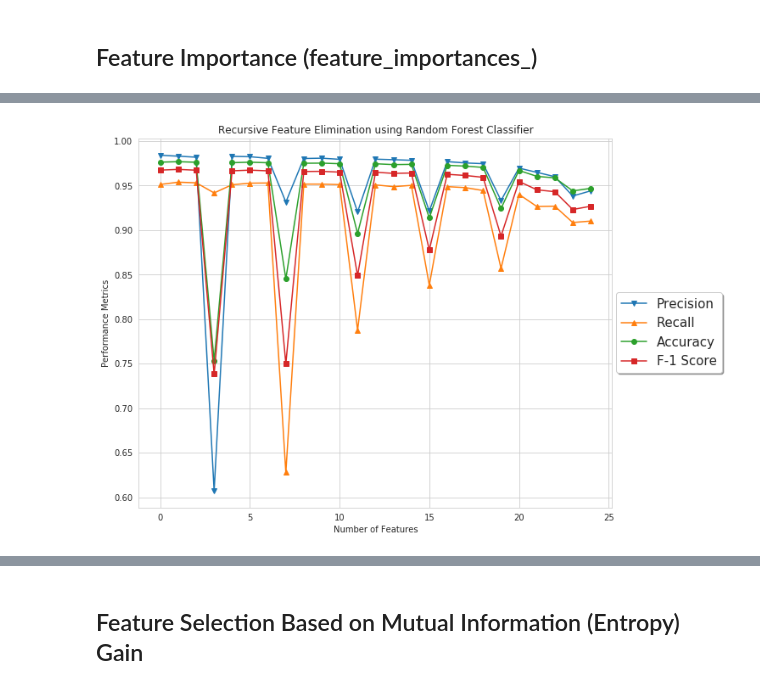
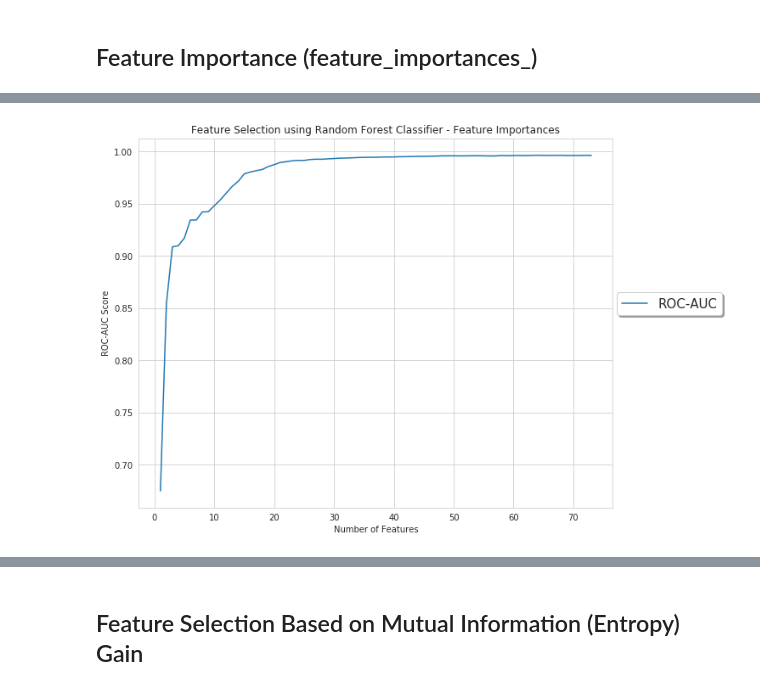
Before and after one commit to galib19/MS_Thesis, a Jupyter notebook: API Calls Analysis/Main-Copy1.ipynb, the cells around one changed output, grey strips where cells are left out. Saved outputs shown, nothing was run; the diff lists cells and outputs as text; code cells hidden in the pictures.

```diff
--- a/API Calls Analysis/Main-Copy1.ipynb
+++ b/API Calls Analysis/Main-Copy1.ipynb
@@ -202,4 +259,7 @@ ROC-AUC: 0.7921   (+/- 0.0035)
 # %%
-incremental_plot(0,25,"Recursive Feature Elimination using Random Forest Classifier")
+title = "Feature Selection using Random Forest Classifier - Feature Importances"
+results_to_csv(title)
-# %% [output]
-[figure, removed]
+# %%
+incremental_plot_auc(1,74, title)
+# %% [output]
+[figure, added]
```
Also changed, not shown: parts of 73 cells of this notebook, 37 other files.
